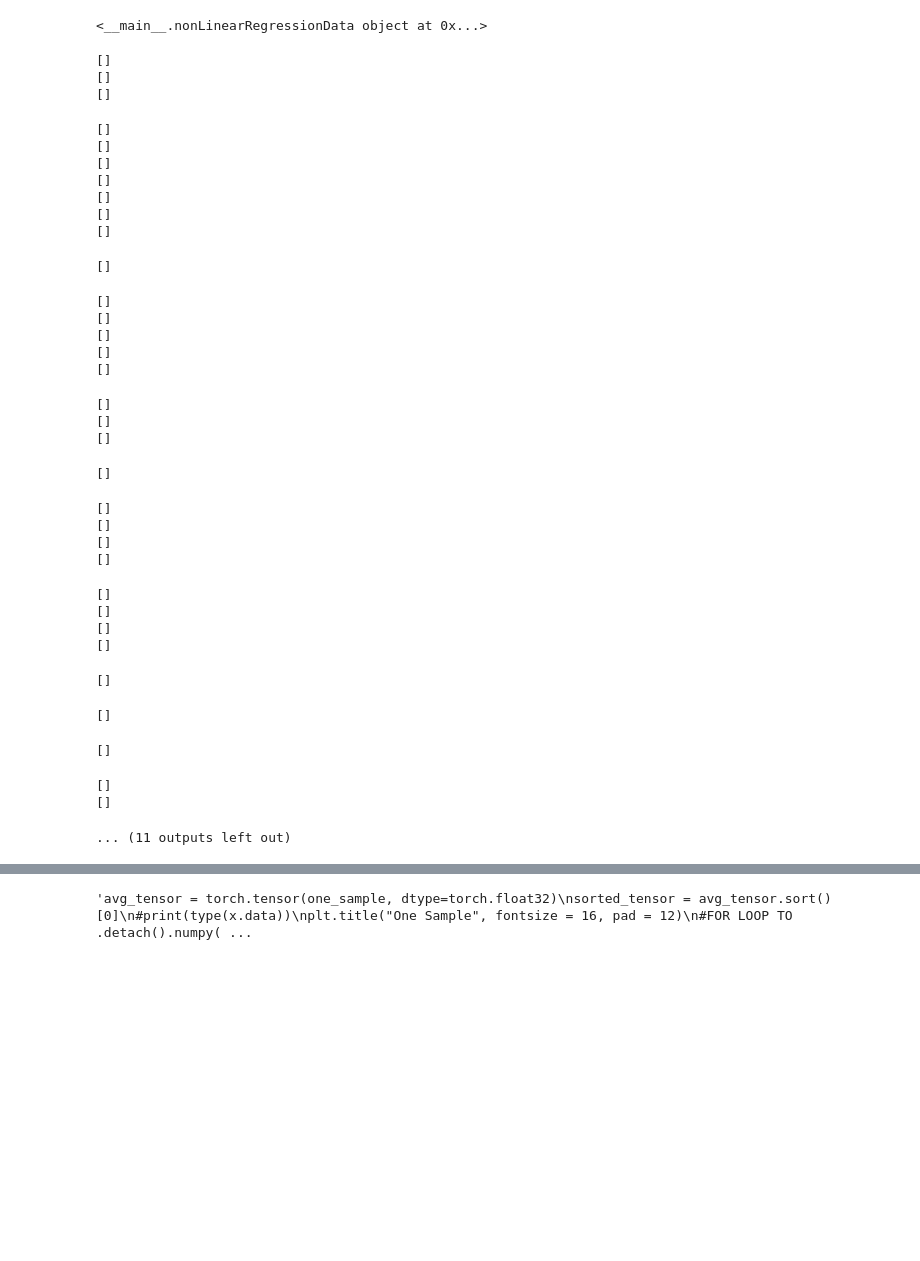
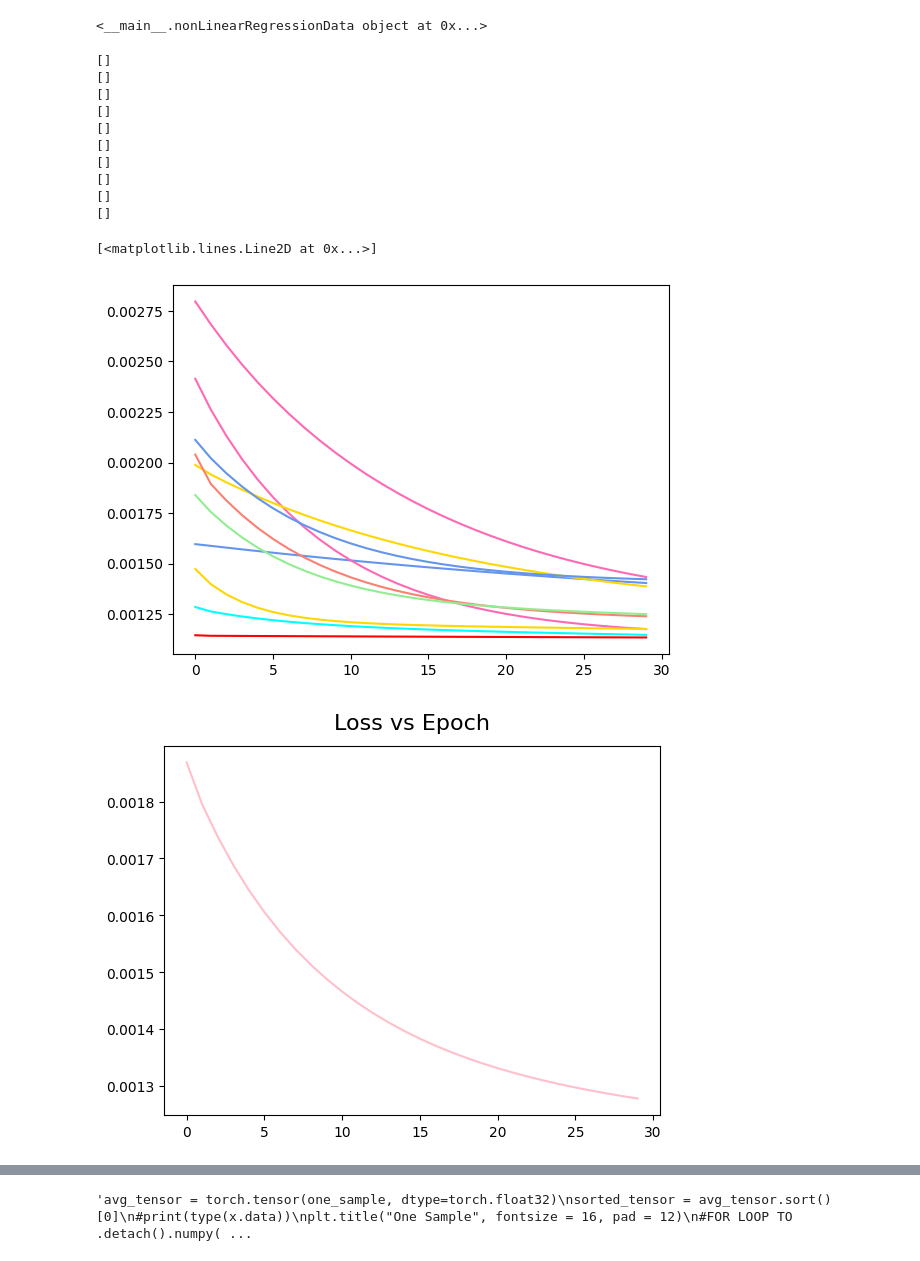
Before and after one commit to sB05555/ml_practice, a Jupyter notebook: Sofia_PDF_Regression_invalid.ipynb, the cells around one changed output, grey strips where cells are left out. Drawn from its saved outputs; the diff is of its cells as text; code cells hidden in the pictures; blank space fills up the shorter version.

```diff
--- a/Sofia_PDF_Regression_invalid.ipynb
+++ b/Sofia_PDF_Regression_invalid.ipynb
@@ -307,7 +306,7 @@ done_losses = {} #dictionary
 gotten_results = {}
 outputs = []
 saved_params = []
-numIters = 50
+numIters = 10
 from concurrent.futures import ProcessPoolExecutor as Executor
 saved_thread_nums = []
 with Executor() as executor:
@@ -320,8 +319,8 @@ with Executor() as executor:
     #results_of_iteration, outputs, test, initial_params_one = saved_thread_nums[i].result()
     results_of_iteration, outputs, test = saved_thread_nums[i].result()
     #initial_params.append(inital_params_one)
-    colors = ["cornflowerblue", "hotpink", "gold", "salmon", "lightgreen"]
-    plt.plot(np.arange(nTrainSteps), results_of_iteration, color = colors[i%5])
+    colors = ["cornflowerblue", "hotpink", "gold", "salmon", "lightgreen", "aqua", "red", "lightpink"]
+    plt.plot(np.arange(nTrainSteps), results_of_iteration, color = colors[i%7])
     print(saved_params)
     #print(test)
     #results_of_iteration, outputs, data_trained = training() #gets current array
@@ -329,64 +328,43 @@ with Executor() as executor:
     #print(results_of_iteration)
     for j in range(0,nTrainSteps):
       if j in done_losses:
         done_losses[j] += results_of_iteration[j]
       else:
         done_losses[j] = results_of_iteration[j]
     #gotten_results[i] = DNN_model(x_input).squeeze().data
     gotten_results[i] = outputs
 
 average_losses = [0]*nTrainSteps
 for i in range(0,nTrainSteps):
   average_losses[i] = done_losses[i]/numIters
 
 avg_results = [0]*len(gotten_results[0])
 for i in range(0,numIters):
   for j in range(0,len(gotten_results[i])):
       avg_results[j] += gotten_results[i][j]
   #print(avg_results)
 for i in range(0,len(avg_results)):
   avg_results[i] /= numIters
 
 # print("average losses ", average_losses)
 plt.figure(0)
 plt.title("Loss vs Epoch", fontsize = 16, pad = 12)
 plt.plot(np.arange(nTrainSteps), average_losses, color = "pink")
 #plt.plot(np.arange(nTrainSteps), results_of_iteration, label = "Last iteration", color = "blue")
 # %% [output]
 []
 []
 []
+[]
+[]
+[]
+[]
+[]
+[]
+[]
-[]
-[]
-[]
-[]
-[]
-[]
-[]
+[<matplotlib.lines.Line2D at 0x...>]
-[]
-[]
-[]
-[]
-[]
-[]
-[]
-[]
-[]
-[]
-[]
-[]
-[]
-[]
-[]
-[]
-[]
-[]
-[]
-[]
-[]
-[]
-[]
-... (11 outputs left out)
+[figure, added]
+[figure, added]
 # %%
 #for i in range(0,len(initial_params)):
  #   print(initial_params[i])
```
Also changed, not shown: parts of 7 cells of this notebook.
